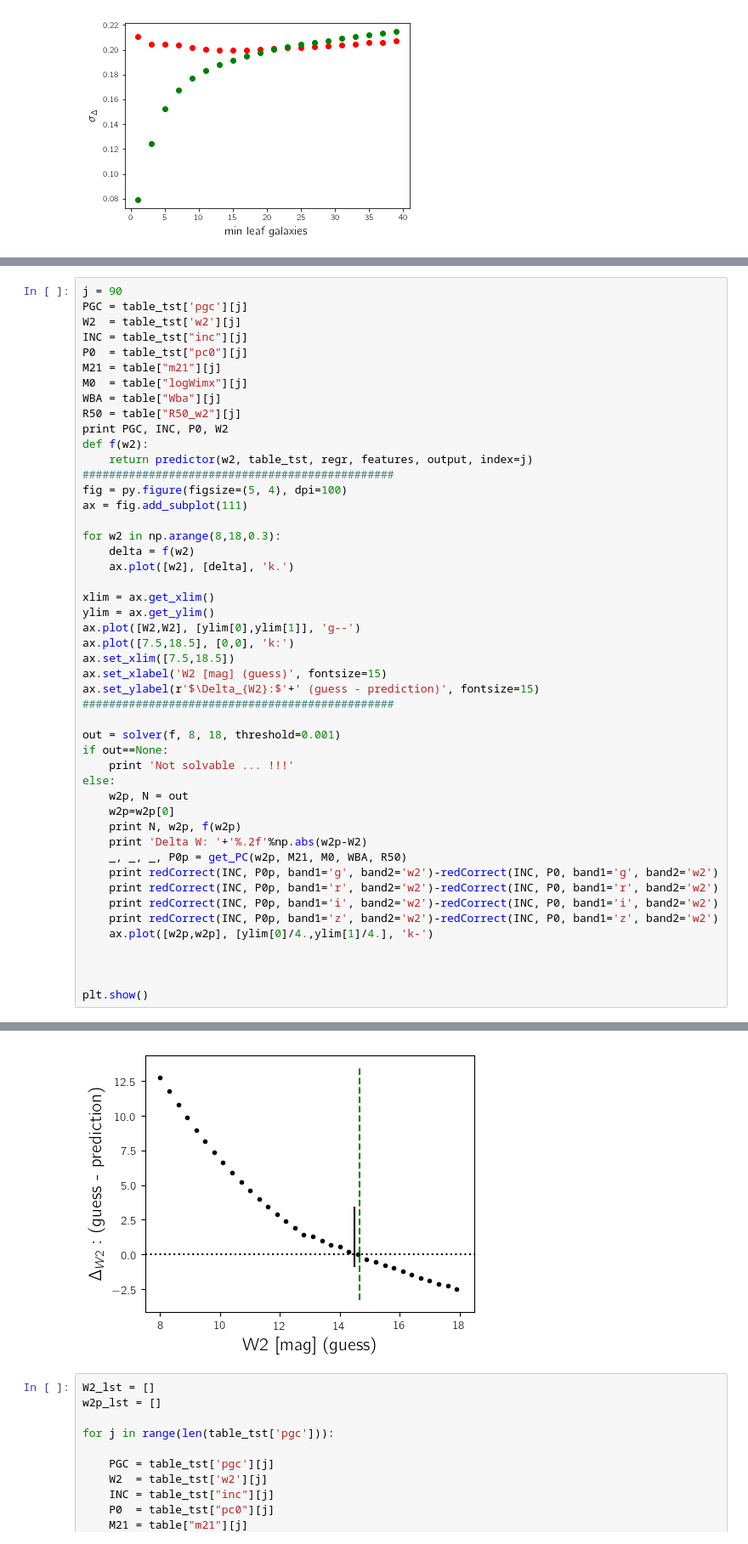
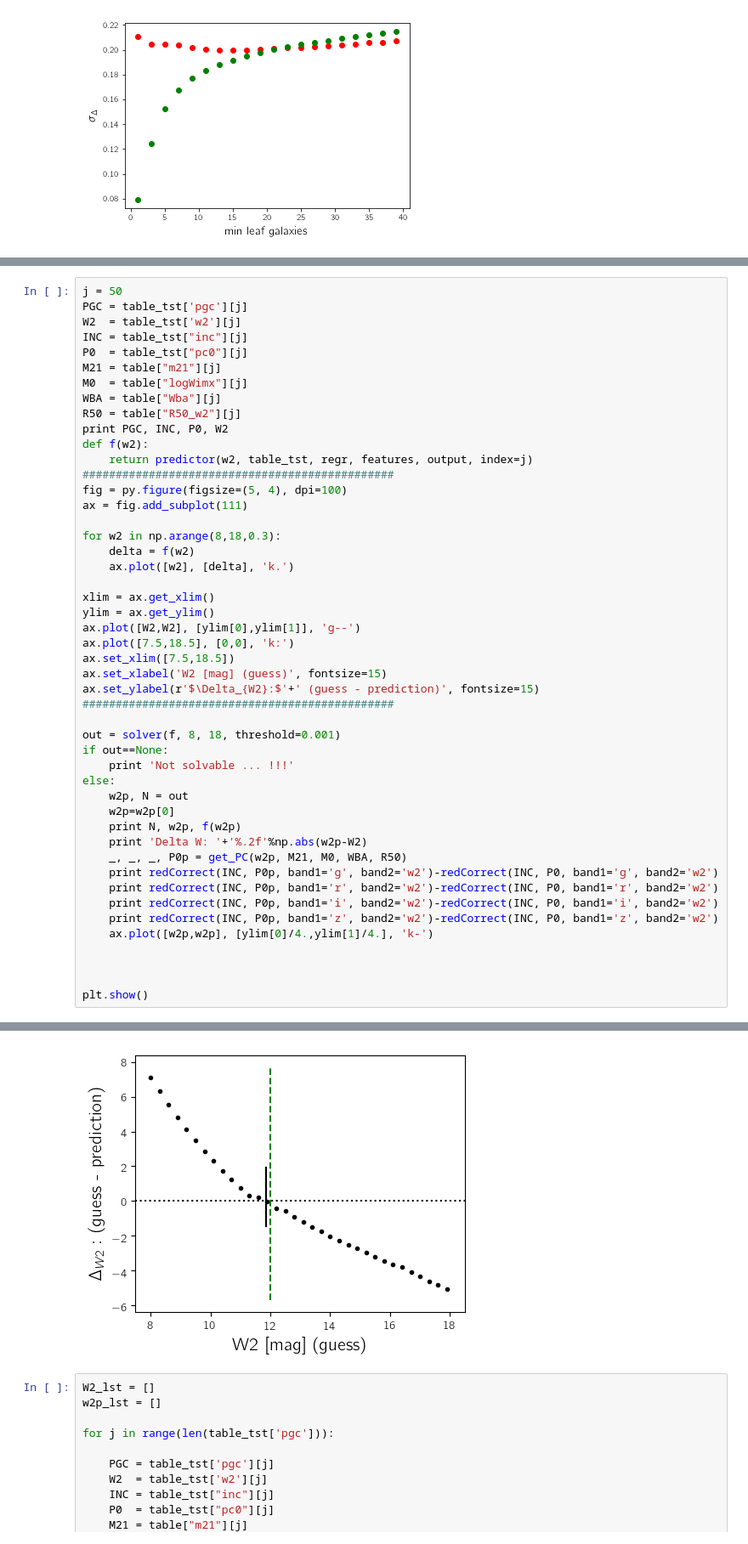
Before and after one commit to ekourkchi/reddening, a Jupyter notebook: Random_Forest_Reddening.ipynb, the cells around one changed output, grey strips where cells are left out. Shown at 85% size. Cells and saved outputs as stored; diff of their text form.

```diff
--- a/Random_Forest_Reddening.ipynb
+++ b/Random_Forest_Reddening.ipynb
@@ -259,7 +259,7 @@ i_z     -->  3.90%
 pc0     -->  90.27%
 [figure]
 # %%
-j = 90
+j = 50
 PGC = table_tst['pgc'][j]
 W2  = table_tst['w2'][j]
 INC = table_tst["inc"][j]
@@ -317,4 +317,4 @@ Delta W: 0.19
-[figure, old version]
+[figure, new version]
 # %%
 W2_lst = []
 w2p_lst = []
```
Also changed, not shown: parts of 4 cells of this notebook, 11 other files.
